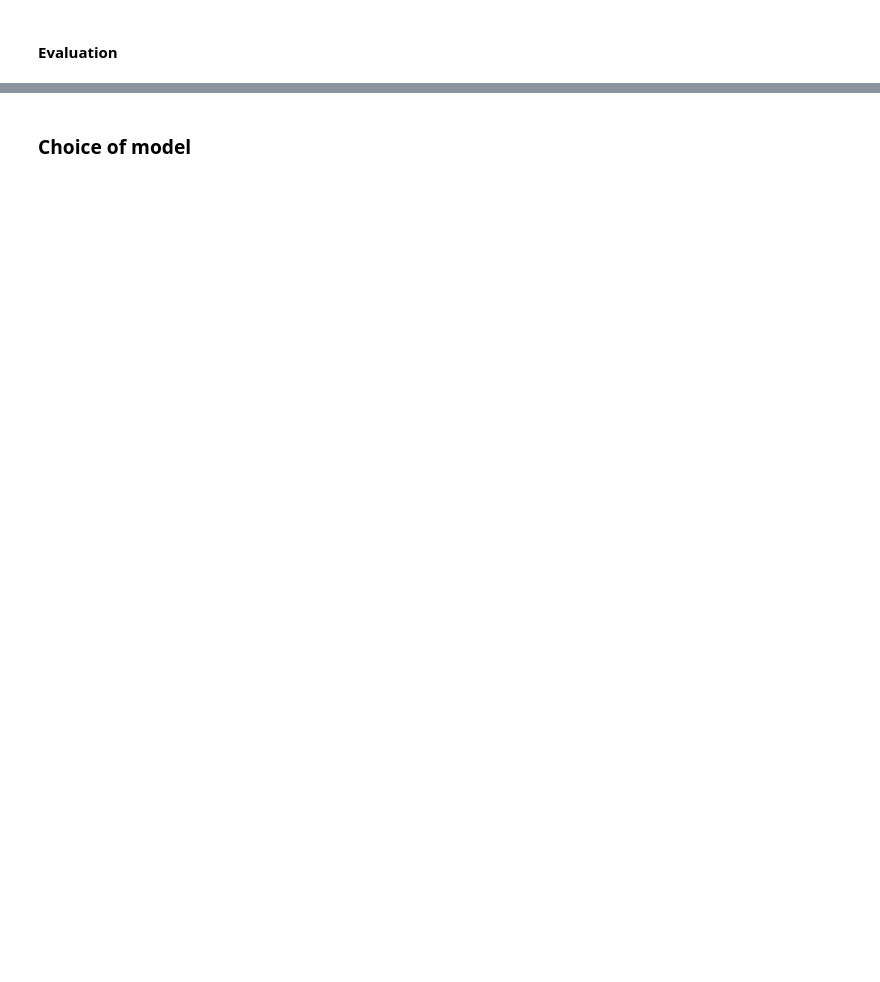
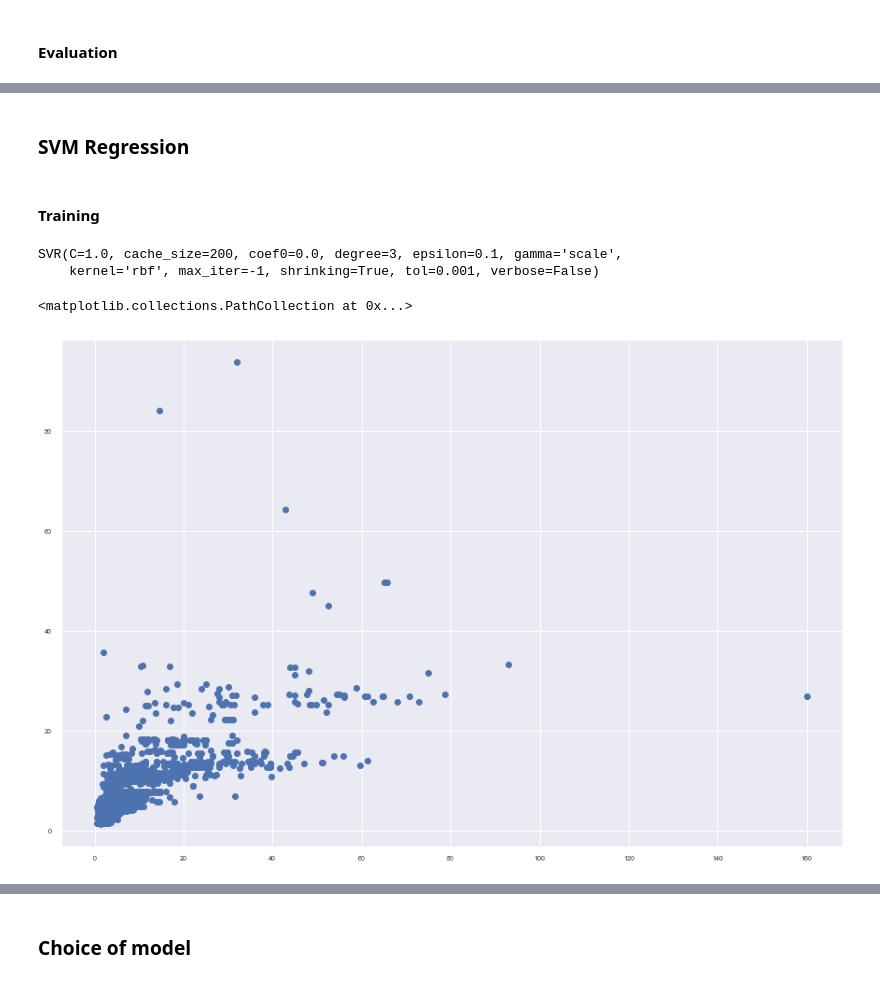
Before and after one commit to adyaagrawal/Major-project-Datascience-Verzeo, a Jupyter notebook: Verzeo_Major_Project.ipynb, the cells around one changed output, grey strips where cells are left out. Cells and saved outputs as stored; diff of their text form; code cells hidden in the pictures; blank space fills up the shorter version.

```diff
--- a/Verzeo_Major_Project.ipynb
+++ b/Verzeo_Major_Project.ipynb
@@ -511,0 +987,21 @@ print('RMSE:{}'.format(np.sqrt(mean_squared_error(pred, y_test))))
+# %% [markdown]
+### SVM Regression
+# %% [markdown]
+#### Training
+# %%
+svr1 = SVR(kernel='poly')  #linear kernel runs for infinite time
+svr2 = SVR(kernel='rbf')
+svr1.fit(x_train,y_train)
+svr2.fit(x_train,y_train)
+# %% [output]
+SVR(C=1.0, cache_size=200, coef0=0.0, degree=3, epsilon=0.1, gamma='scale',
+    kernel='rbf', max_iter=-1, shrinking=True, tol=0.001, verbose=False)
+# %%
+SVR1_pred = svr1.predict(x_test)
+SVR2_pred = svr2.predict(x_test)
+# %%
+plt.figure(figsize = (15,10))
+plt.scatter(y_test,SVR1_pred)
+# %% [output]
+<matplotlib.collections.PathCollection at 0x...>
+[figure, added]
```
Also changed, not shown: parts of 102 cells of this notebook.
